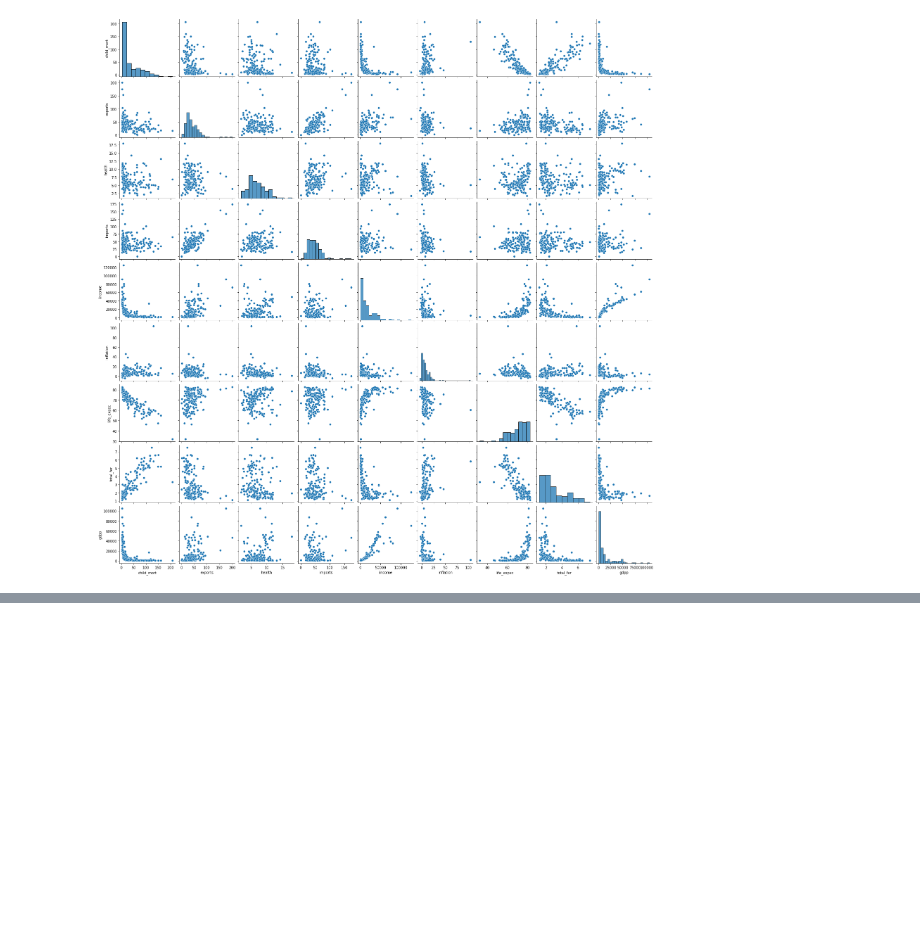
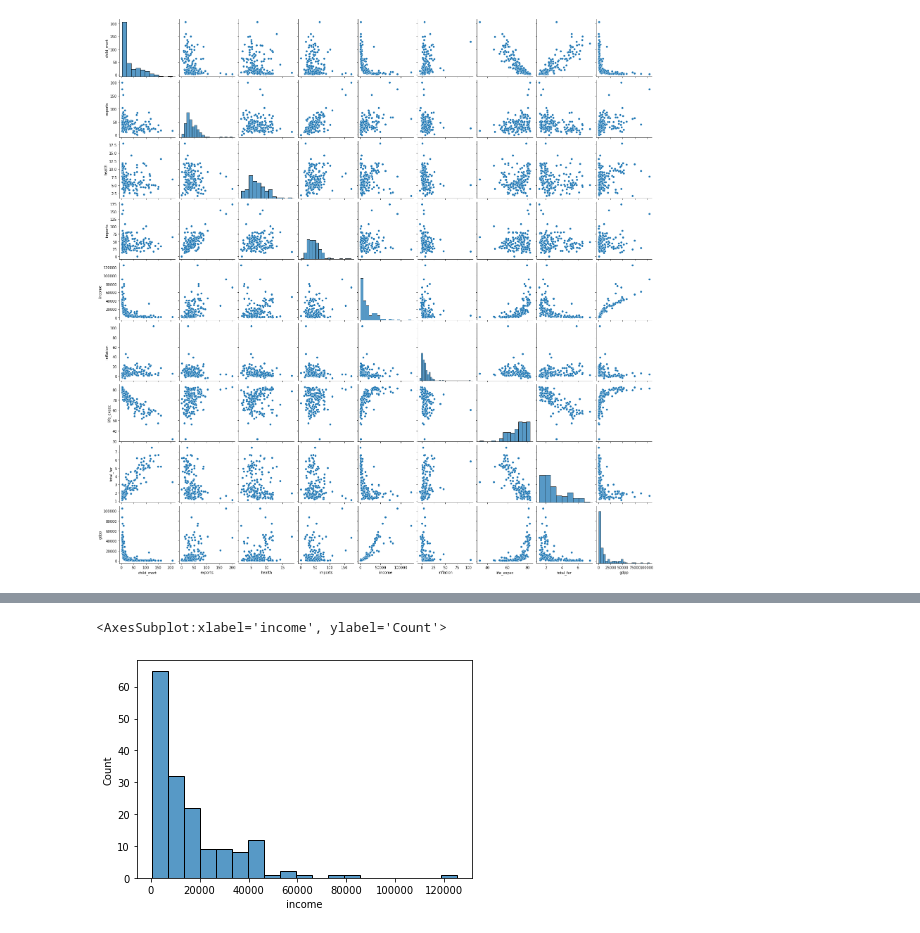
Before and after one commit to MahyarFardin/Sikit-Learn, a Jupyter notebook: Unsupervised-Learning/New folder/Untitled.ipynb, the cells around one changed output, grey strips where cells are left out. Drawn from its saved outputs; the diff is of its cells as text; code cells hidden in the pictures; blank space fills up the shorter version.

```diff
--- a/Unsupervised-Learning/New folder/Untitled.ipynb
+++ b/Unsupervised-Learning/New folder/Untitled.ipynb
@@ -87,0 +84,5 @@ KeyboardInterrupt:
+# %%
+sns.histplot(df["income"])
+# %% [output]
+<AxesSubplot:xlabel='income', ylabel='Count'>
+[figure, added]
```
Also changed, not shown: parts of 25 cells of this notebook, 1 other file.
